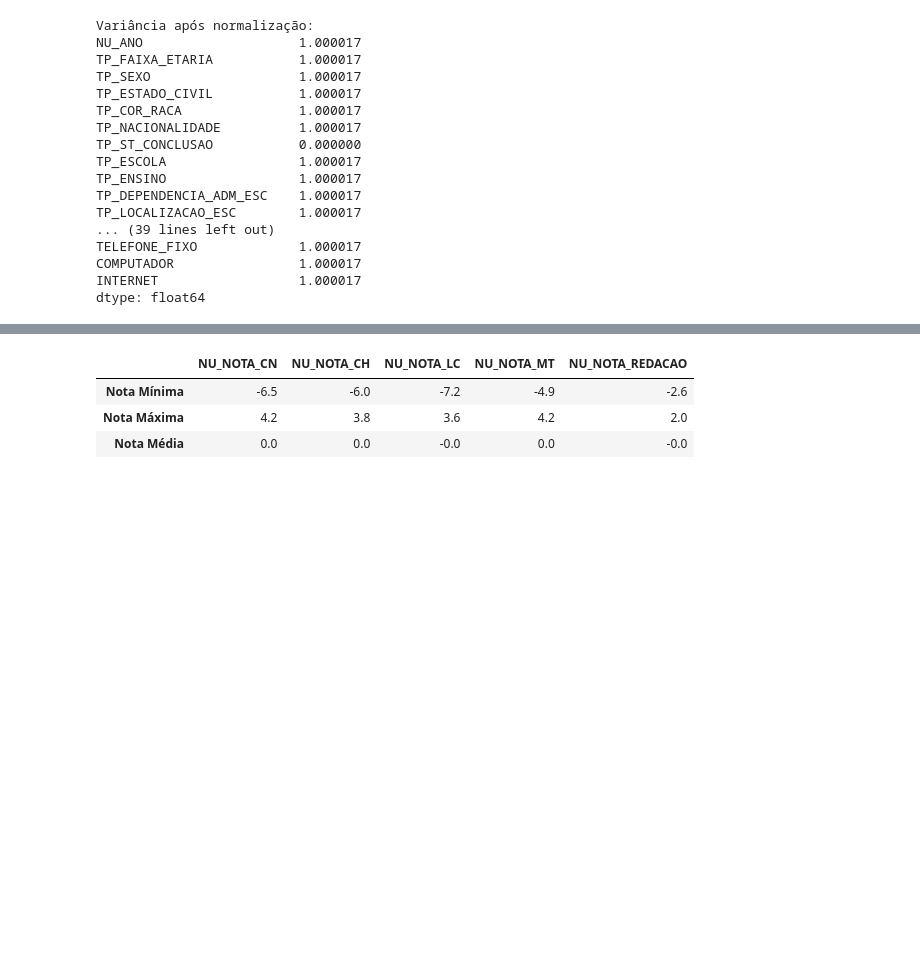
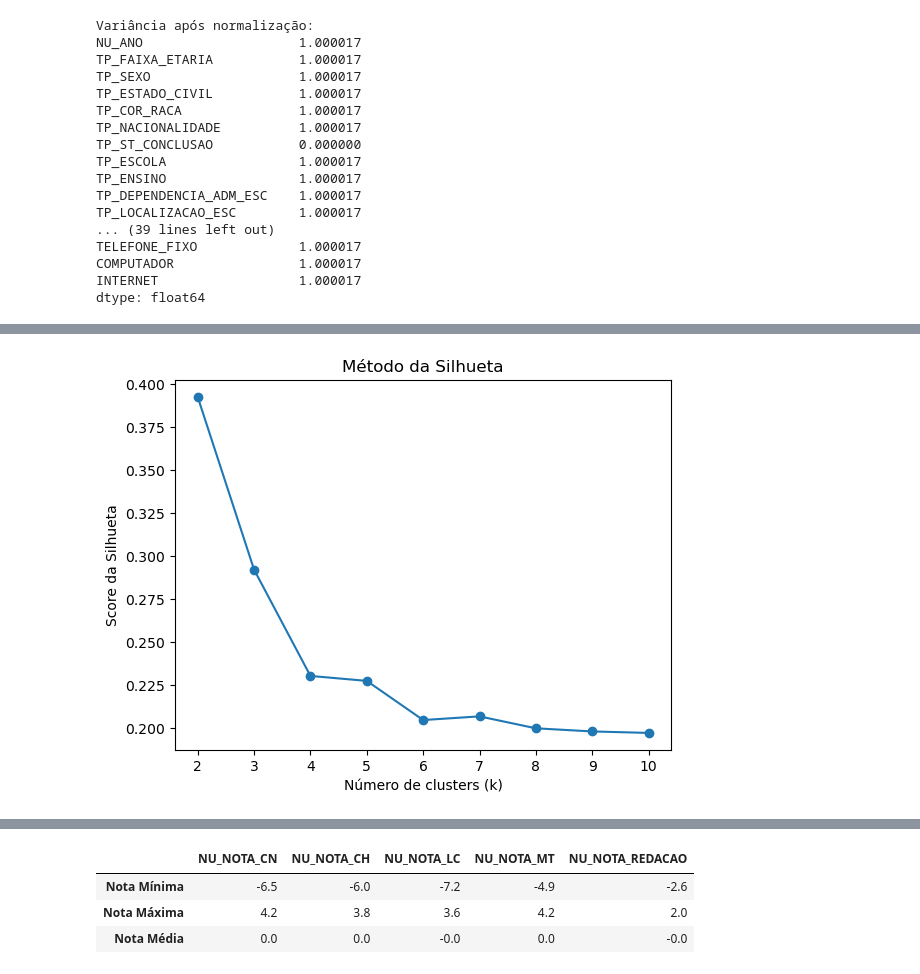
Before and after one commit to NandaLeal/TCC, a Jupyter notebook: TCC.ipynb, the cells around one changed output, grey strips where cells are left out. Saved outputs shown, nothing was run; the diff lists cells and outputs as text; code cells hidden in the pictures; blank space fills up the shorter version.

```diff
--- a/TCC.ipynb
+++ b/TCC.ipynb
@@ -1199,0 +1253,19 @@ Analise das notas do IFNMG
+# %%
+# Calcular os scores de silhueta para diferentes k
+silhueta_scores = []
+K = range(2, 11)  # começa do 2 porque silhueta não faz sentido para k=1
+
+for k in K:
+    kmeans = KMeans(n_clusters=k, random_state=42, n_init=10)
+    labels = kmeans.fit_predict(notas_normalizadas)
+    score = silhouette_score(notas_normalizadas, labels)
+    silhueta_scores.append(score)
+
+# Plotar gráfico da silhueta
+plt.plot(K, silhueta_scores, marker="o")
+plt.xlabel("Número de clusters (k)")
+plt.ylabel("Score da Silhueta")
+plt.title("Método da Silhueta")
+plt.show()
+# %% [output]
+[figure, added]
```
Also changed, not shown: parts of 11 cells of this notebook.
